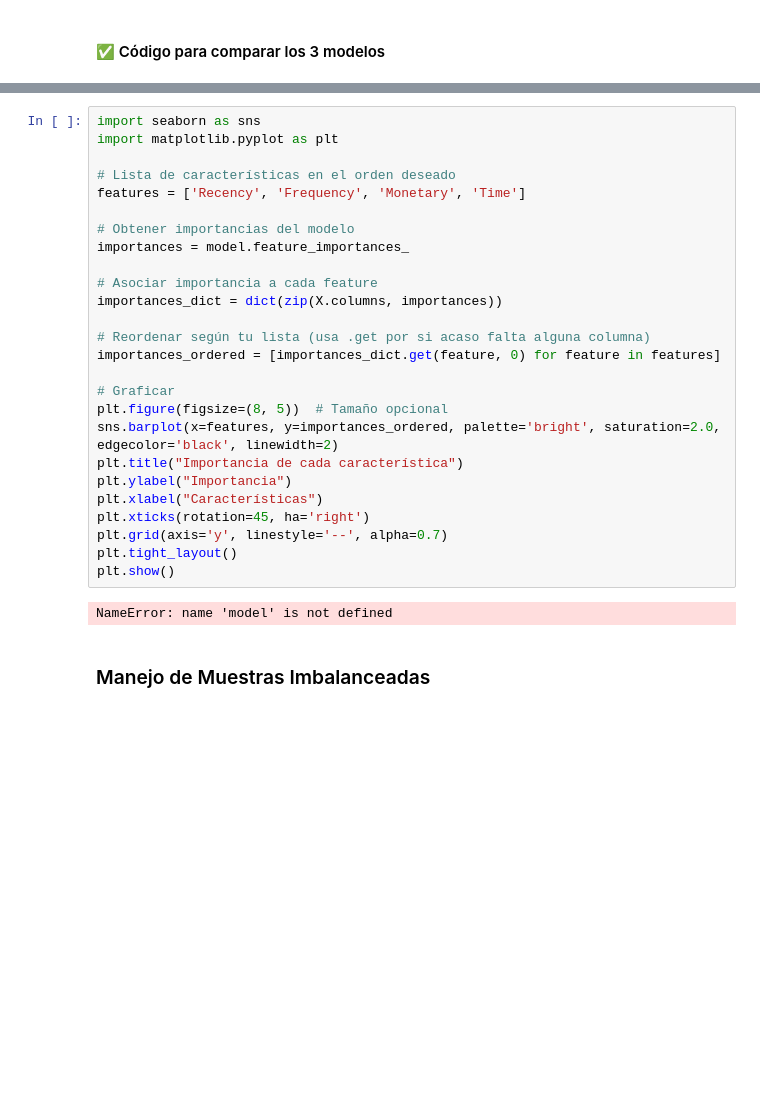
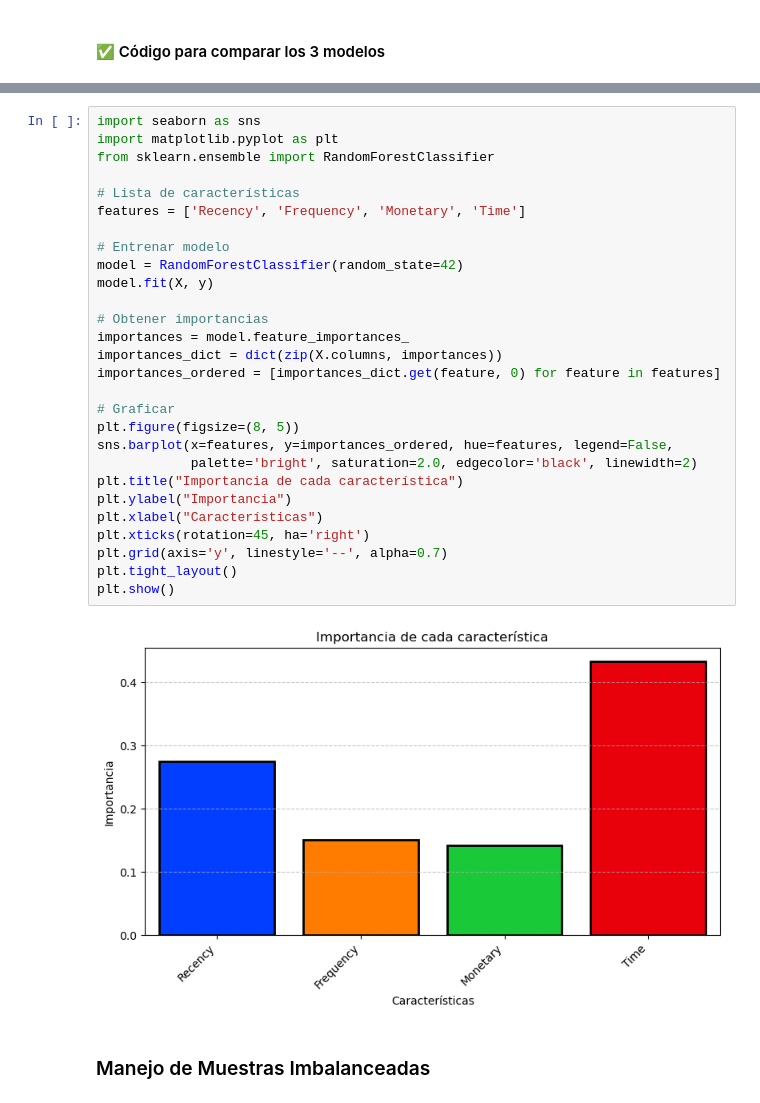
Before and after one commit to babuenop/machine-learning-basics, a Jupyter notebook: 04_TransfusiondeSangre.ipynb, the cells around one changed output, grey strips where cells are left out. Cells and saved outputs as stored; diff of their text form; blank space fills up the shorter version.

```diff
--- a/04_TransfusiondeSangre.ipynb
+++ b/04_TransfusiondeSangre.ipynb
@@ -167,31 +172,33 @@ weighted avg       0.63      0.65      0.64       150
 # %%
 import seaborn as sns
 import matplotlib.pyplot as plt
+from sklearn.ensemble import RandomForestClassifier
 
-# Lista de características en el orden deseado
+# Lista de características
 features = ['Recency', 'Frequency', 'Monetary', 'Time']
 
-# Obtener importancias del modelo
+# Entrenar modelo
+model = RandomForestClassifier(random_state=42)
+model.fit(X, y)
+
+# Obtener importancias
 importances = model.feature_importances_
-
-# Asociar importancia a cada feature
 importances_dict = dict(zip(X.columns, importances))
-
-# Reordenar según tu lista (usa .get por si acaso falta alguna columna)
 importances_ordered = [importances_dict.get(feature, 0) for feature in features]
 
 # Graficar
-plt.figure(figsize=(8, 5))  # Tamaño opcional
-sns.barplot(x=features, y=importances_ordered, palette='bright', saturation=2.0, edgecolor='black', linewidth=2)
+plt.figure(figsize=(8, 5))
+sns.barplot(x=features, y=importances_ordered, hue=features, legend=False,
+            palette='bright', saturation=2.0, edgecolor='black', linewidth=2)
 plt.title("Importancia de cada característica")
 plt.ylabel("Importancia")
 plt.xlabel("Características")
 plt.xticks(rotation=45, ha='right')
 plt.grid(axis='y', linestyle='--', alpha=0.7)
 plt.tight_layout()
 plt.show()
 # %% [output]
-NameError: name 'model' is not defined
+[figure, added]
 # %% [markdown]
 ### Manejo de Muestras Imbalanceadas
 # %% [markdown]
```
Also changed, not shown: parts of 2 cells of this notebook, 8 other files.
